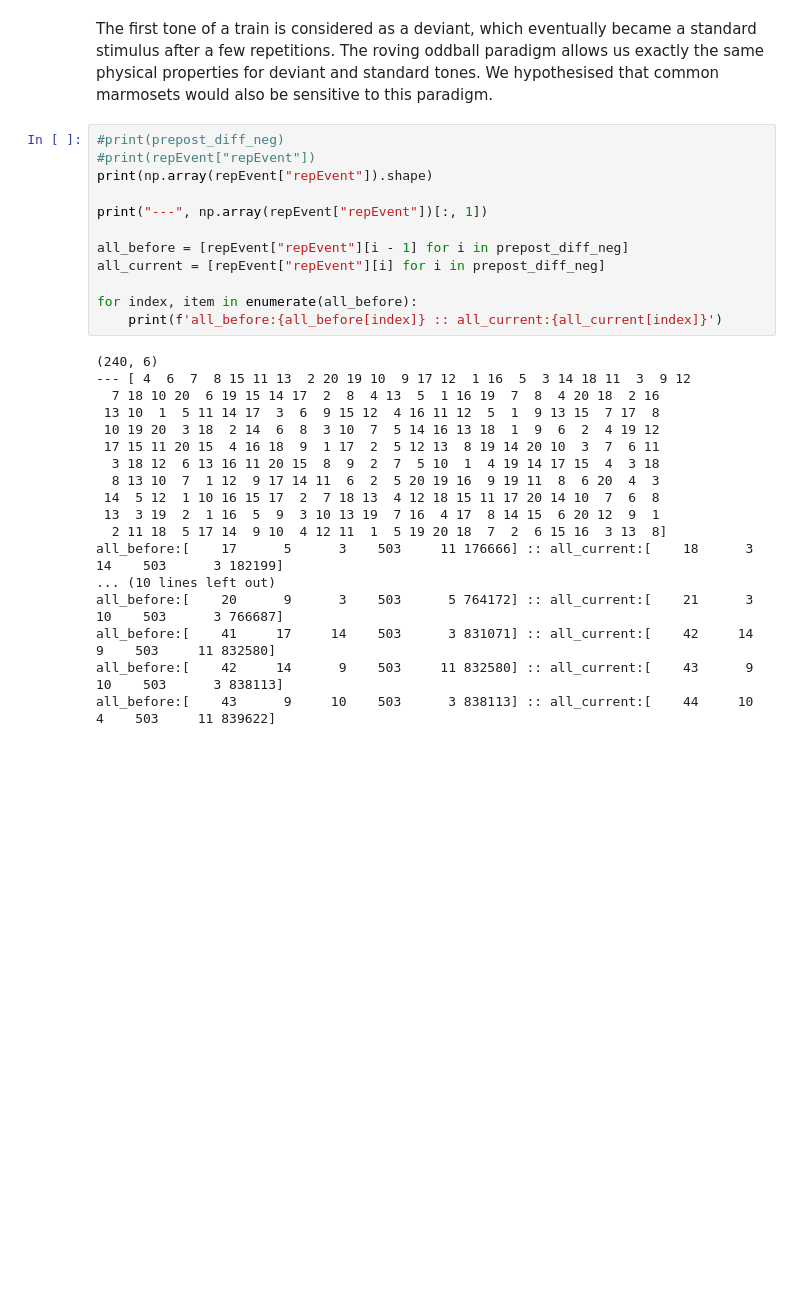
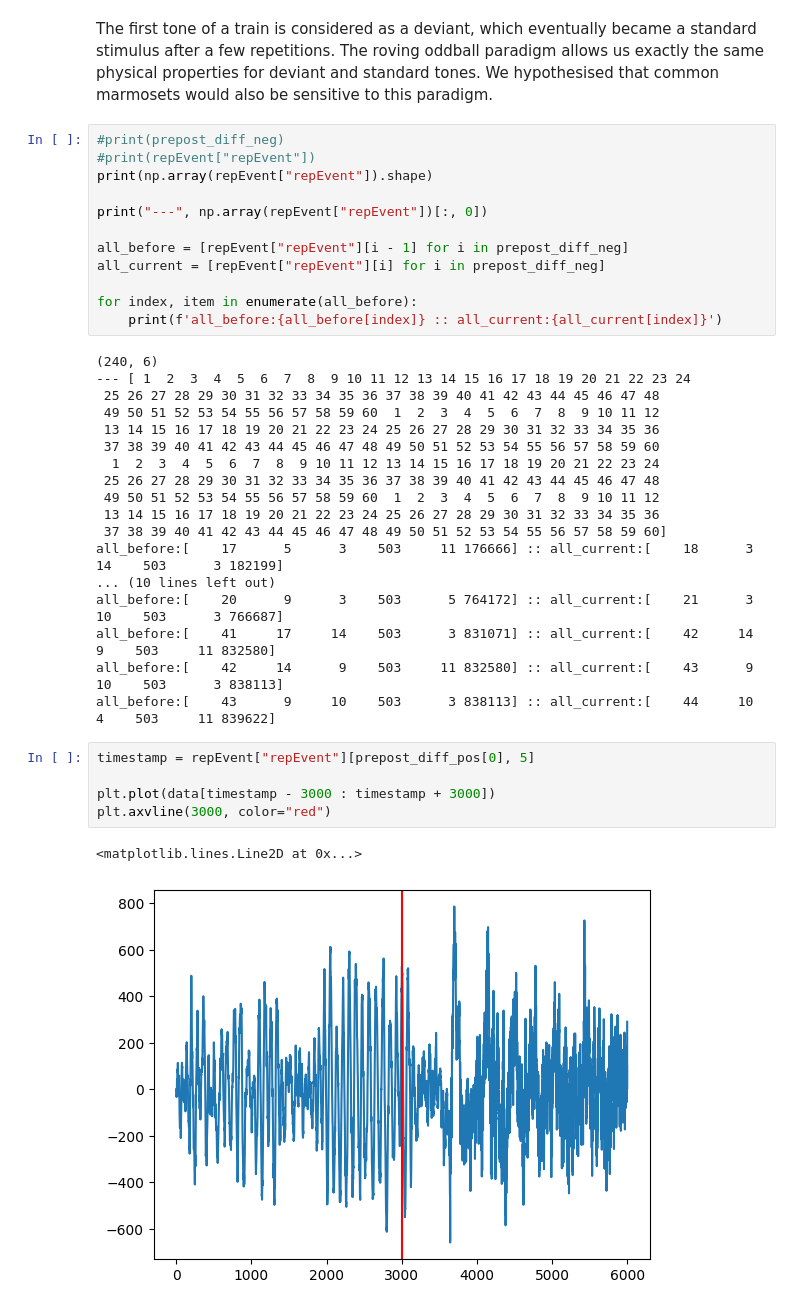
Before and after one commit to Altibertalt/SURF, a Jupyter notebook: index.ipynb, the cells around one changed output. Saved outputs shown, nothing was run; the diff lists cells and outputs as text; blank space fills up the shorter version.

```diff
--- a/index.ipynb
+++ b/index.ipynb
@@ -471,7 +471,7 @@ The first tone of a train is considered as a deviant, which eventually became a
 #print(repEvent["repEvent"])
 print(np.array(repEvent["repEvent"]).shape)
 
-print("---", np.array(repEvent["repEvent"])[:, 1])
+print("---", np.array(repEvent["repEvent"])[:, 0])
 
 all_before = [repEvent["repEvent"][i - 1] for i in prepost_diff_neg]
 all_current = [repEvent["repEvent"][i] for i in prepost_diff_neg]
@@ -480,19 +480,27 @@ for index, item in enumerate(all_before):
     print(f'all_before:{all_before[index]} :: all_current:{all_current[index]}')
 # %% [output]
 (240, 6)
---- [ 4  6  7  8 15 11 13  2 20 19 10  9 17 12  1 16  5  3 14 18 11  3  9 12
-  7 18 10 20  6 19 15 14 17  2  8  4 13  5  1 16 19  7  8  4 20 18  2 16
- 13 10  1  5 11 14 17  3  6  9 15 12  4 16 11 12  5  1  9 13 15  7 17  8
- 10 19 20  3 18  2 14  6  8  3 10  7  5 14 16 13 18  1  9  6  2  4 19 12
- 17 15 11 20 15  4 16 18  9  1 17  2  5 12 13  8 19 14 20 10  3  7  6 11
-  3 18 12  6 13 16 11 20 15  8  9  2  7  5 10  1  4 19 14 17 15  4  3 18
-  8 13 10  7  1 12  9 17 14 11  6  2  5 20 19 16  9 19 11  8  6 20  4  3
- 14  5 12  1 10 16 15 17  2  7 18 13  4 12 18 15 11 17 20 14 10  7  6  8
- 13  3 19  2  1 16  5  9  3 10 13 19  7 16  4 17  8 14 15  6 20 12  9  1
-  2 11 18  5 17 14  9 10  4 12 11  1  5 19 20 18  7  2  6 15 16  3 13  8]
+--- [ 1  2  3  4  5  6  7  8  9 10 11 12 13 14 15 16 17 18 19 20 21 22 23 24
+ 25 26 27 28 29 30 31 32 33 34 35 36 37 38 39 40 41 42 43 44 45 46 47 48
+ 49 50 51 52 53 54 55 56 57 58 59 60  1  2  3  4  5  6  7  8  9 10 11 12
+ 13 14 15 16 17 18 19 20 21 22 23 24 25 26 27 28 29 30 31 32 33 34 35 36
+ 37 38 39 40 41 42 43 44 45 46 47 48 49 50 51 52 53 54 55 56 57 58 59 60
+  1  2  3  4  5  6  7  8  9 10 11 12 13 14 15 16 17 18 19 20 21 22 23 24
+ 25 26 27 28 29 30 31 32 33 34 35 36 37 38 39 40 41 42 43 44 45 46 47 48
+ 49 50 51 52 53 54 55 56 57 58 59 60  1  2  3  4  5  6  7  8  9 10 11 12
+ 13 14 15 16 17 18 19 20 21 22 23 24 25 26 27 28 29 30 31 32 33 34 35 36
+ 37 38 39 40 41 42 43 44 45 46 47 48 49 50 51 52 53 54 55 56 57 58 59 60]
 all_before:[    17      5      3    503     11 176666] :: all_current:[    18      3     14    503      3 182199]
 ... (10 lines left out)
 all_before:[    20      9      3    503      5 764172] :: all_current:[    21      3     10    503      3 766687]
 all_before:[    41     17     14    503      3 831071] :: all_current:[    42     14      9    503     11 832580]
 all_before:[    42     14      9    503     11 832580] :: all_current:[    43      9     10    503      3 838113]
 all_before:[    43      9     10    503      3 838113] :: all_current:[    44     10      4    503     11 839622]
+# %%
+timestamp = repEvent["repEvent"][prepost_diff_pos[0], 5]
+
+plt.plot(data[timestamp - 3000 : timestamp + 3000])
+plt.axvline(3000, color="red")
+# %% [output]
+<matplotlib.lines.Line2D at 0x...>
+[figure, added]
```
